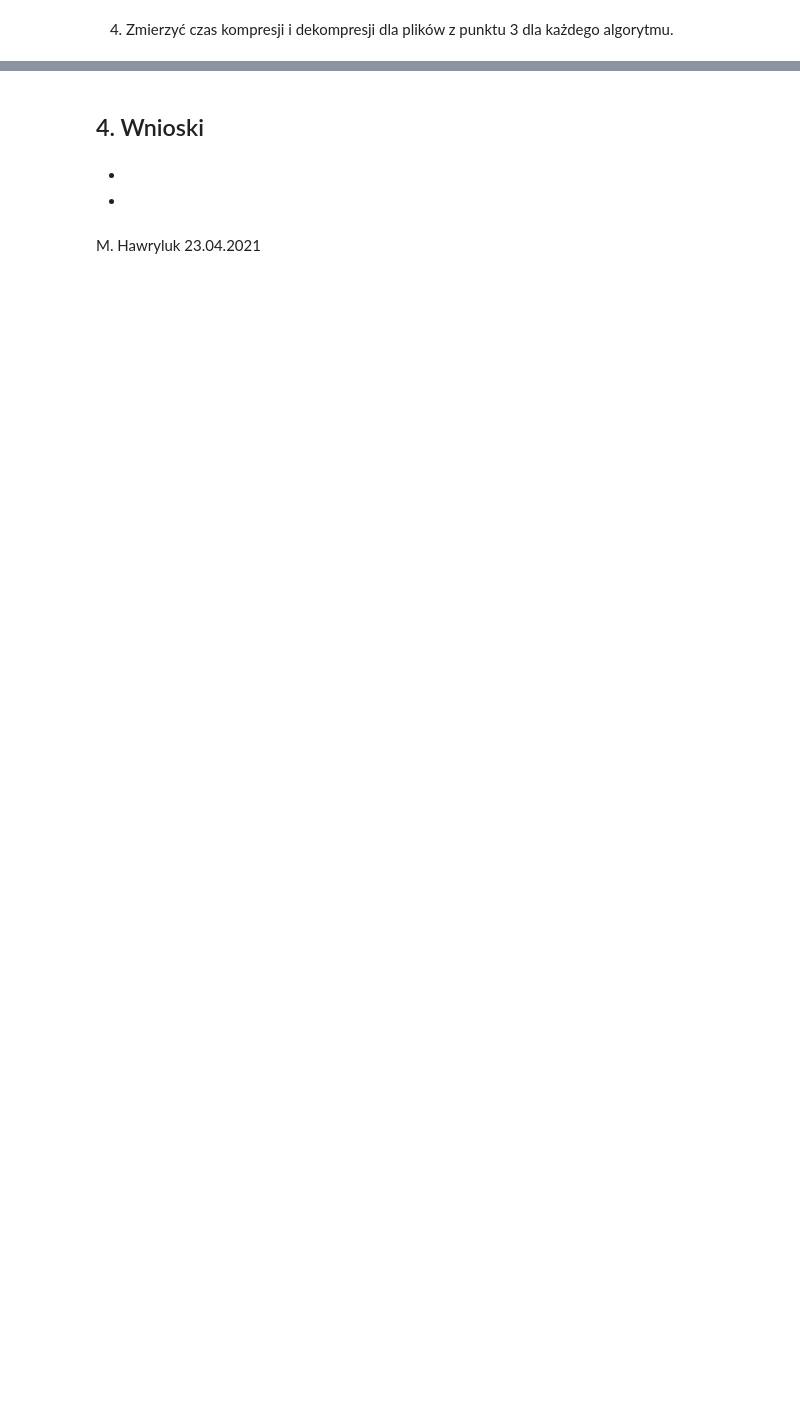
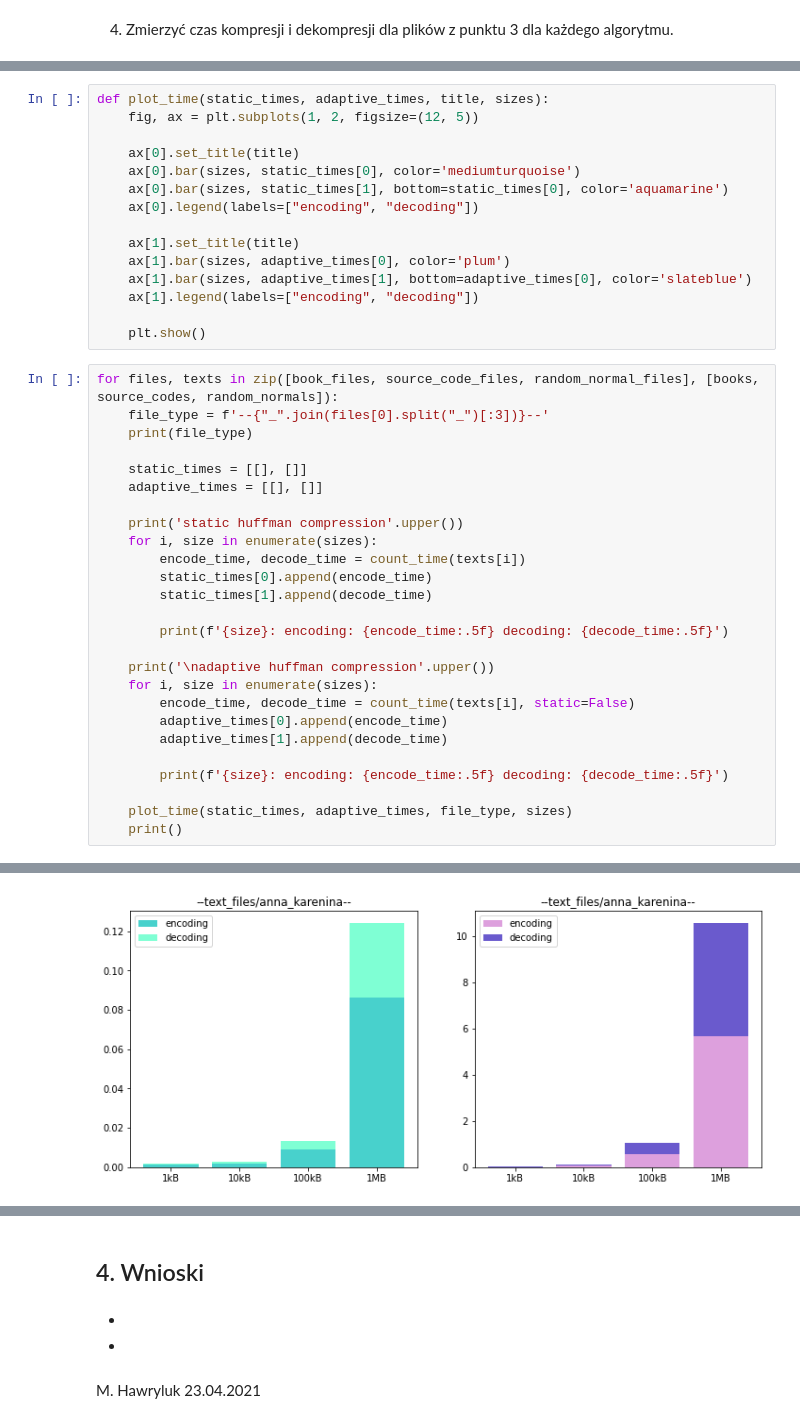
Before and after one commit to mhawryluk/text-algorithms, a Jupyter notebook: 3-text-compression/zad3.ipynb, the cells around one changed output, grey strips where cells are left out. Cells and saved outputs as stored; diff of their text form; blank space fills up the shorter version.

```diff
--- a/3-text-compression/zad3.ipynb
+++ b/3-text-compression/zad3.ipynb
@@ -351,0 +587,42 @@ STATIC HUFFMAN COMPRESSION
+# %%
+def plot_time(static_times, adaptive_times, title, sizes):
+    fig, ax = plt.subplots(1, 2, figsize=(12, 5))
+
+    ax[0].set_title(title)
+    ax[0].bar(sizes, static_times[0], color='mediumturquoise')
+    ax[0].bar(sizes, static_times[1], bottom=static_times[0], color='aquamarine')
+    ax[0].legend(labels=["encoding", "decoding"])
+
+    ax[1].set_title(title)
+    ax[1].bar(sizes, adaptive_times[0], color='plum')
+    ax[1].bar(sizes, adaptive_times[1], bottom=adaptive_times[0], color='slateblue')
+    ax[1].legend(labels=["encoding", "decoding"])
+
+    plt.show()
+# %%
+for files, texts in zip([book_files, source_code_files, random_normal_files], [books, source_codes, random_normals]):
+    file_type = f'--{"_".join(files[0].split("_")[:3])}--'
+    print(file_type)
+
+    static_times = [[], []]
+    adaptive_times = [[], []]
+
+    print('static huffman compression'.upper())
+    for i, size in enumerate(sizes):
+        encode_time, decode_time = count_time(texts[i])
+        static_times[0].append(encode_time)
+        static_times[1].append(decode_time)
+
+        print(f'{size}: encoding: {encode_time:.5f} decoding: {decode_time:.5f}')
+
+    print('\nadaptive huffman compression'.upper())
+    for i, size in enumerate(sizes):
+        encode_time, decode_time = count_time(texts[i], static=False)
+        adaptive_times[0].append(encode_time)
+        adaptive_times[1].append(decode_time)
+
+        print(f'{size}: encoding: {encode_time:.5f} decoding: {decode_time:.5f}')
+
+    plot_time(static_times, adaptive_times, file_type, sizes)
+    print()
+# %% [output]
@@ -351,0 +641 @@ STATIC HUFFMAN COMPRESSION
+[figure, added]
```
Also changed, not shown: parts of 25 cells of this notebook, 7 other files.
